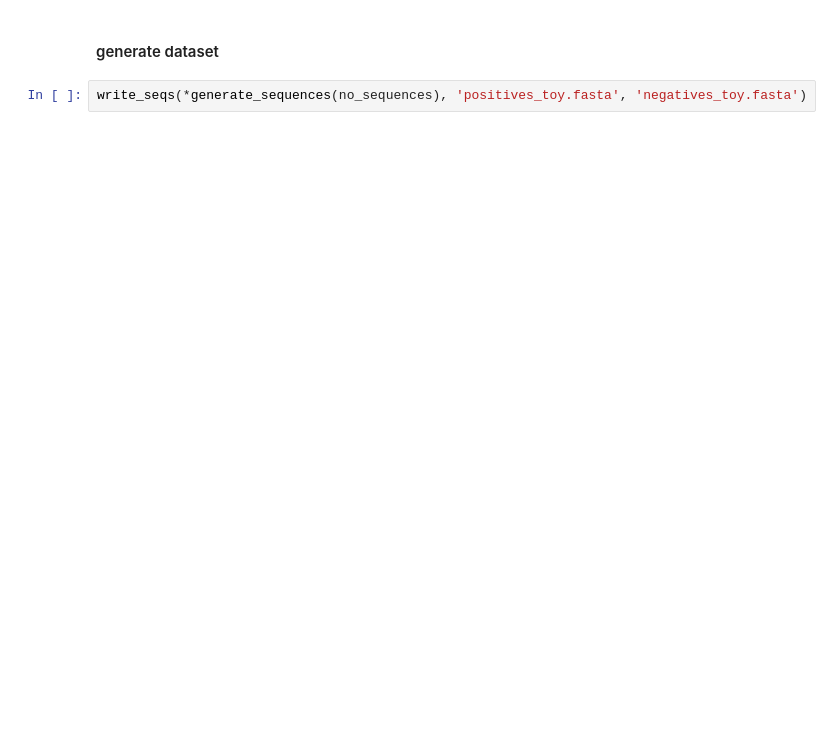
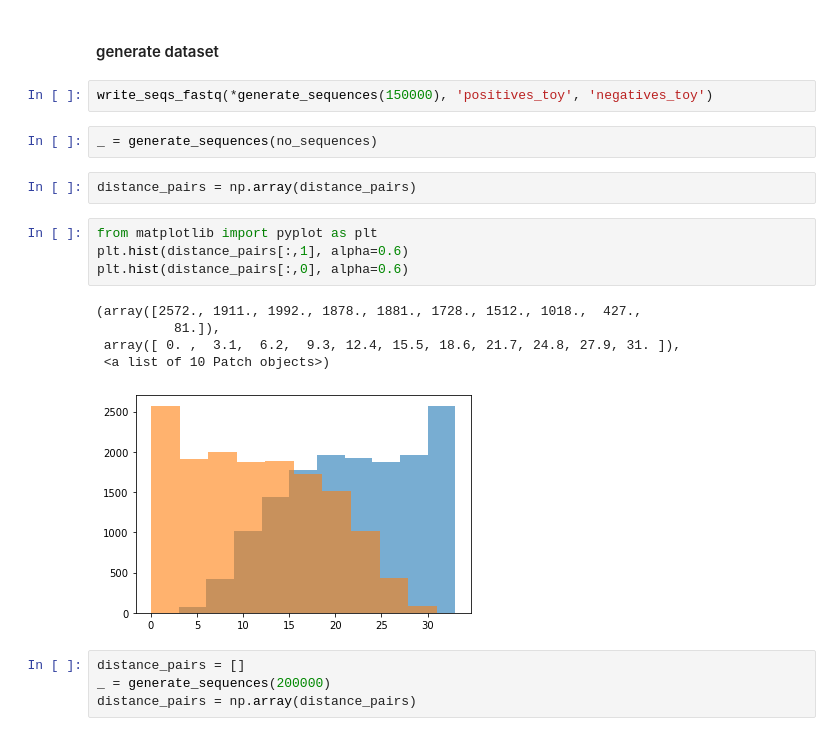
Before and after one commit to soedinglab/bipartite_motif_finder, a Jupyter notebook: generate_data.ipynb, the cells around one changed output. Saved outputs shown, nothing was run; the diff lists cells and outputs as text; blank space fills up the shorter version.

```diff
--- a/generate_data.ipynb
+++ b/generate_data.ipynb
@@ -77,4 +107,22 @@ def write_seqs(positive_sequences, negative_sequences, file_pos, file_neg):
 # %% [markdown]
 #### generate dataset
 # %%
-write_seqs(*generate_sequences(no_sequences), 'positives_toy.fasta', 'negatives_toy.fasta')
+write_seqs_fastq(*generate_sequences(150000), 'positives_toy', 'negatives_toy')
+# %%
+_ = generate_sequences(no_sequences)
+# %%
+distance_pairs = np.array(distance_pairs)
+# %%
+from matplotlib import pyplot as plt
+plt.hist(distance_pairs[:,1], alpha=0.6)
+plt.hist(distance_pairs[:,0], alpha=0.6)
+# %% [output]
+(array([2572., 1911., 1992., 1878., 1881., 1728., 1512., 1018.,  427.,
+          81.]),
+ array([ 0. ,  3.1,  6.2,  9.3, 12.4, 15.5, 18.6, 21.7, 24.8, 27.9, 31. ]),
+ <a list of 10 Patch objects>)
+[figure, added]
+# %%
+distance_pairs = []
+_ = generate_sequences(200000)
+distance_pairs = np.array(distance_pairs)
```
Also changed, not shown: parts of 8 cells of this notebook, 13 other files.
